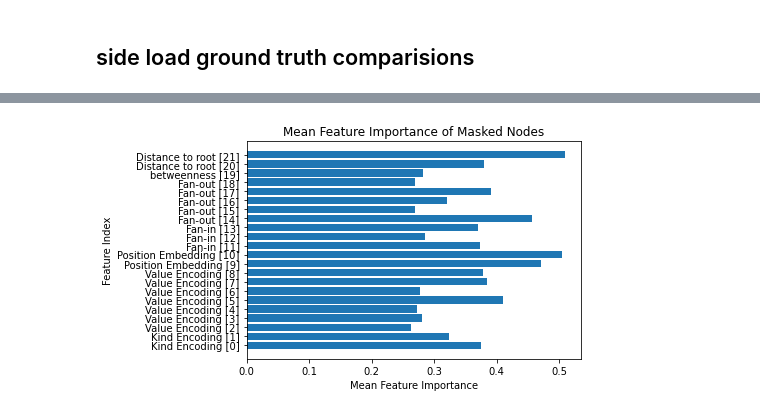
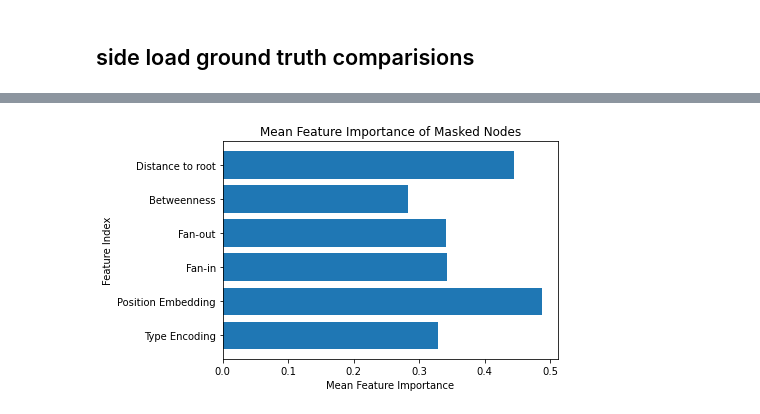
Before and after one commit to Gy-Hu/AIG2INV, a Jupyter notebook: utils/utils.ipynb, the cells around one changed output, grey strips where cells are left out. Saved outputs shown, nothing was run; the diff lists cells and outputs as text; code cells hidden in the pictures.

```diff
--- a/utils/utils.ipynb
+++ b/utils/utils.ipynb
@@ -179,55 +215,52 @@ plt.show()
 # %%
 import numpy as np
 import matplotlib.pyplot as plt
 
 mean_feature_importance = np.array([0.374947, 0.32296842, 0.2627906, 0.28132135, 0.27235824, 0.41079497,
  0.27747044, 0.38448298, 0.37764075, 0.47072393, 0.5038246, 0.37386093,
  0.2848059, 0.36956352, 0.45604974, 0.26912755, 0.32067987, 0.39013413,
  0.2701648, 0.28285956, 0.3794835, 0.5099708])
 
+# Combine and calculate the mean of feature importances for each group of features with the same name
+mean_type_encoding = np.mean(mean_feature_importance[:9])
+#mean_value_encoding = np.mean(mean_feature_importance[2:9])
+mean_position_embedding = np.mean(mean_feature_importance[[9, 10]])
+mean_fan_in = np.mean(mean_feature_importance[11:14])
+mean_fan_out = np.mean(mean_feature_importance[14:19])
+mean_distance_to_root = np.mean(mean_feature_importance[-2:])
+
+# Create a new array with the combined feature importances
+combined_mean_feature_importance = np.array([mean_type_encoding, mean_position_embedding,
+                                            mean_fan_in, mean_fan_out, mean_feature_importance[-3],
+                                            mean_distance_to_root])
+
 # Generate the y values (indices) for the horizontal bar chart
-y = np.arange(len(mean_feature_importance))
+y = np.arange(len(combined_mean_feature_importance))
 
 # Plot the horizontal bar chart
-plt.barh(y, mean_feature_importance)
+plt.barh(y, combined_mean_feature_importance)
 
 # Set custom y-axis labels
 feature_labels = [
-    "Kind Encoding [0]",
-    "Kind Encoding [1]",
-    "Value Encoding [2]",
-    "Value Encoding [3]",
-    "Value Encoding [4]",
-    "Value Encoding [5]",
-    "Value Encoding [6]",
-    "Value Encoding [7]",
-    "Value Encoding [8]",
-    "Position Embedding [9]",
-    "Position Embedding [10]",
-    "Fan-in [11]",
-    "Fan-in [12]",
-    "Fan-in [13]",
-    "Fan-out [14]",
-    "Fan-out [15]",
-    "Fan-out [16]",
-    "Fan-out [17]",
-    "Fan-out [18]",
-    "betweenness [19]",
-    "Distance to root [20]",
-    "Distance to root [21]",
+    "Type Encoding",
+    "Position Embedding",
+    "Fan-in",
+    "Fan-out",
+    "Betweenness",
+    "Distance to root",
 ]
 
 # Set y-axis tick labels
 plt.yticks(y, feature_labels)
 
 # Set x-axis and y-axis labels
 plt.xlabel("Mean Feature Importance")
 plt.ylabel("Feature Index")
 
 # Set the title
 plt.title("Mean Feature Importance of Masked Nodes")
 
 # Show the plot
 plt.show()
 # %% [output]
-[figure, old version]
+[figure, new version]
```
Also changed, not shown: parts of 8 cells of this notebook, 5 other files.
